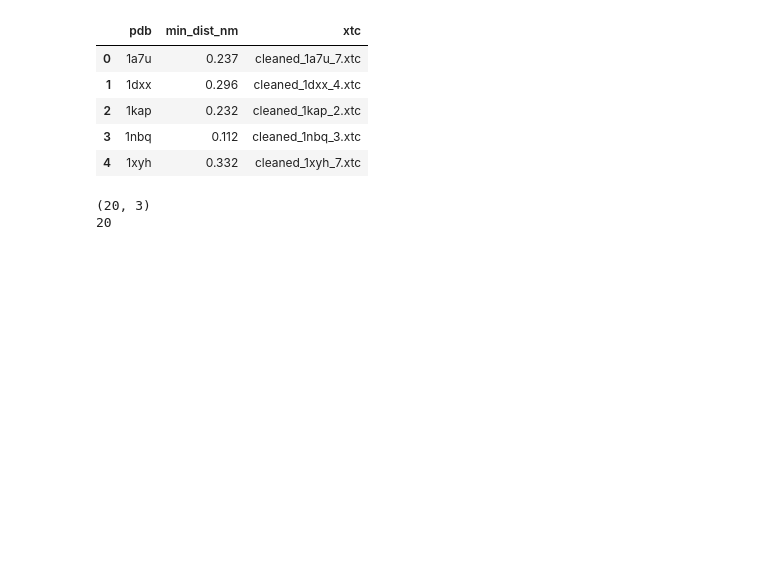
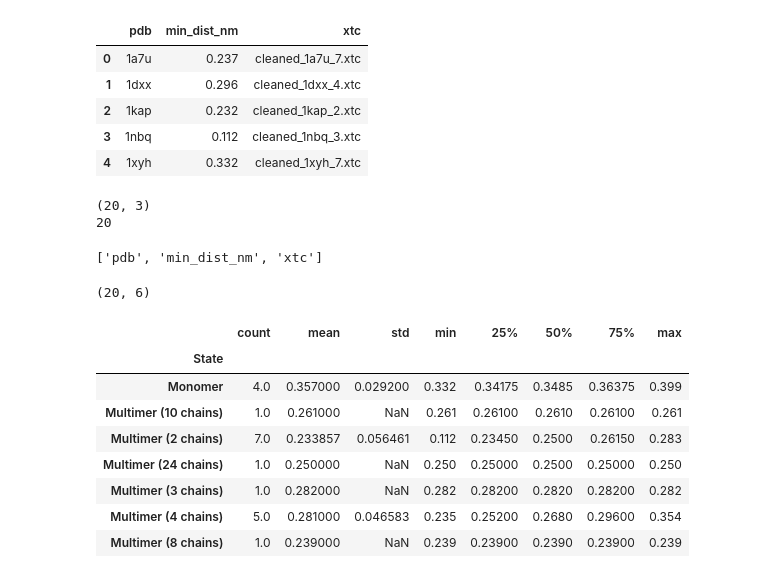
Before and after one commit to csongornemeth/pca_nma_dot_product, a Jupyter notebook: pi_dist_ana.ipynb, the cells around one changed output. Drawn from its saved outputs; the diff is of its cells as text; code cells hidden in the pictures; blank space fills up the shorter version.

```diff
--- a/pi_dist_ana.ipynb
+++ b/pi_dist_ana.ipynb
@@ -146,3 +160,70 @@ print(number_of_pdbs := grouped_filtered.shape[0])
 | 4 | 1xyh | 0.332 | cleaned_1xyh_7.xtc |
 (20, 3)
 20
+# %%
+# Cross check if they are monomeric or multimeric in the original PDB file
+# and keep min_dist_nm
+
+pi_df = pd.read_csv(f"results/000analysis/pi_dist_filtered_grouped_{date_str}.csv")
+st_df = pd.read_csv("results/000analysis/pdb_monomer_multimer_status.csv")
+
+# Check columns
+print(pi_df.columns.tolist())
+
+# Standardise PDB IDs
+pi_df["pdb"] = (
+    pi_df["pdb"]
+    .astype(str)
+    .str.strip()
+    .str.lower()
+)
+
+st_df["PDB"] = (
+    st_df["PDB"]
+    .astype(str)
+    .str.strip()
+    .str.lower()
+)
+
+# Merge
+pi_checked = pi_df.merge(
+    st_df[["PDB", "State", "Chains"]],
+    left_on="pdb",
+    right_on="PDB",
+    how="left"
+)
+
+# Keep useful columns near each other
+cols_first = ["pdb", "min_dist_nm", "State", "Chains"]
+
+other_cols = [
+    col for col in pi_checked.columns
+    if col not in cols_first
+]
+
+pi_checked = pi_checked[cols_first + other_cols]
+
+pi_checked.head()
+display(pi_checked.shape)
+# %% [output]
+['pdb', 'min_dist_nm', 'xtc']
+(20, 6)
+# %%
+pi_checked.to_csv(
+    root / "000analysis" / f"pi_dist_chainstate_{date_str}.csv",
+    index=False
+)
+
+pi_checked[["pdb", "min_dist_nm", "State", "Chains"]].head()
+
+pi_checked.groupby("State")["min_dist_nm"].describe()
+# %% [output]
+|  | count | mean | std | min | 25% | 50% | 75% | max |
+| State |  |  |  |  |  |  |  |  |
+| Monomer | 4.0 | 0.357000 | 0.029200 | 0.332 | 0.34175 | 0.3485 | 0.36375 | 0.399 |
+| Multimer (10 chains) | 1.0 | 0.261000 | NaN | 0.261 | 0.26100 | 0.2610 | 0.26100 | 0.261 |
+| Multimer (2 chains) | 7.0 | 0.233857 | 0.056461 | 0.112 | 0.23450 | 0.2500 | 0.26150 | 0.283 |
+| Multimer (24 chains) | 1.0 | 0.250000 | NaN | 0.250 | 0.25000 | 0.2500 | 0.25000 | 0.250 |
+| Multimer (3 chains) | 1.0 | 0.282000 | NaN | 0.282 | 0.28200 | 0.2820 | 0.28200 | 0.282 |
+| Multimer (4 chains) | 5.0 | 0.281000 | 0.046583 | 0.235 | 0.25200 | 0.2680 | 0.29600 | 0.354 |
+| Multimer (8 chains) | 1.0 | 0.239000 | NaN | 0.239 | 0.23900 | 0.2390 | 0.23900 | 0.239 |
```
Also changed, not shown: parts of 7 cells of this notebook, 2 other files.
